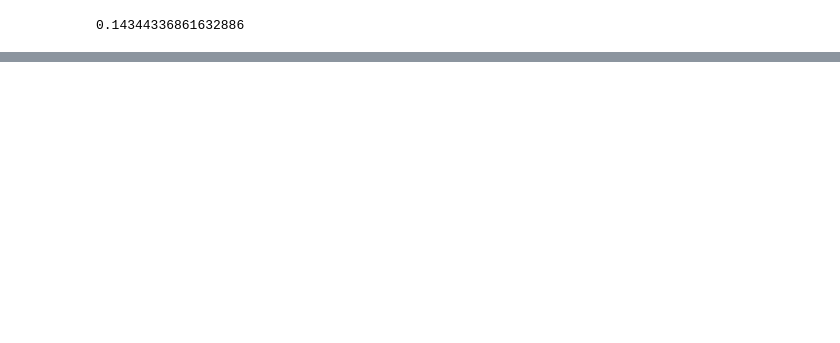
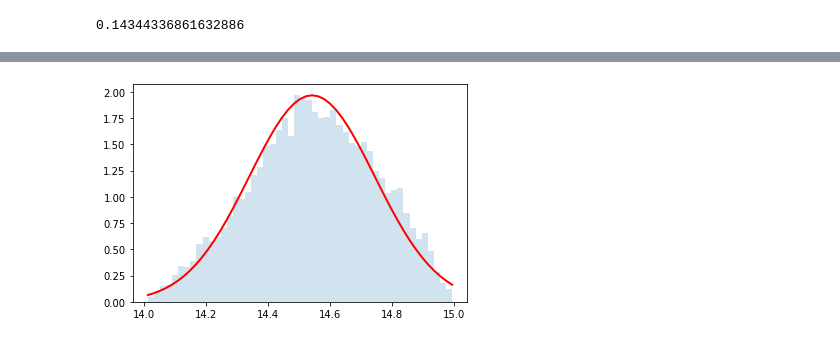
Before and after one commit to cranmer/intro-exp-phys-II, a Jupyter notebook: .ipynb, the cells around one changed output, grey strips where cells are left out. Drawn from its saved outputs; the diff is of its cells as text; code cells hidden in the pictures; blank space fills up the shorter version.

```diff
--- a/.ipynb
+++ b/.ipynb
@@ -42,0 +150,21 @@ _ = plt.hist(x, bins=mybins, density=True)
+# %%
+fig = plt.figure(figsize=2*plt.figaspect(len(problems)))
+for i, cls in enumerate(problems):
+    dist = cls()
+    rvs = dist.rvs(10000)
+    ax = fig.add_subplot(len(ok_distributions_list),1,i+1)
+    counts, bins, patches = ax.hist(rvs, bins=50, density=True, alpha=0.2)
+    # depending on how you code up your pdf() function, numpy might not
+    # be able to "broadcast" (apply the function for each element of a numpy array)
+    # but this should always wrok
+    y = []
+    for bin in bins:
+        y.append(dist.pdf(bin))
+
+    # ok, now plot it
+    plt.plot(bins, y, c='r', lw=2)
+
+    # and let's check if the distribution is ok
+    print("%s: std from samples = %.2f, std from dist = %.2f" %(cls.__name__,np.std(dist.rvs(n_samples)), dist.std()))
+    if np.abs(np.std(dist.rvs(n_samples)) - dist.std()) / dist.std() > 0.1:
+        print("looks like a problem with this distribution: ", cls)
@@ -42,0 +186,22 @@ _ = plt.hist(x, bins=mybins, density=True)
+# %%
+def do_convolution(dist, N):
+    n_samples = 10000
+    q = np.zeros(n_samples)
+    var_q = 0.
+    mean_q = 0.
+
+    for i in range(N):
+        q = q+dist.rvs(n_samples)
+        var_q = var_q + dist.std()**2
+        mean_q = mean_q + dist.mean()
+
+    std_q = np.sqrt( var_q )
+
+
+    counts, bins, patches = plt.hist(q,bins=50, density=True, alpha=.2)
+    plt.plot(bins, norm.pdf(bins,loc=mean_q, scale=std_q), lw=2, c='r')
+# %%
+dist = distributions.Dist_ia1113()  #update me!
+do_convolution(dist,2)
+# %% [output]
+[figure, added]
```
Also changed, not shown: parts of 31 cells of this notebook.
